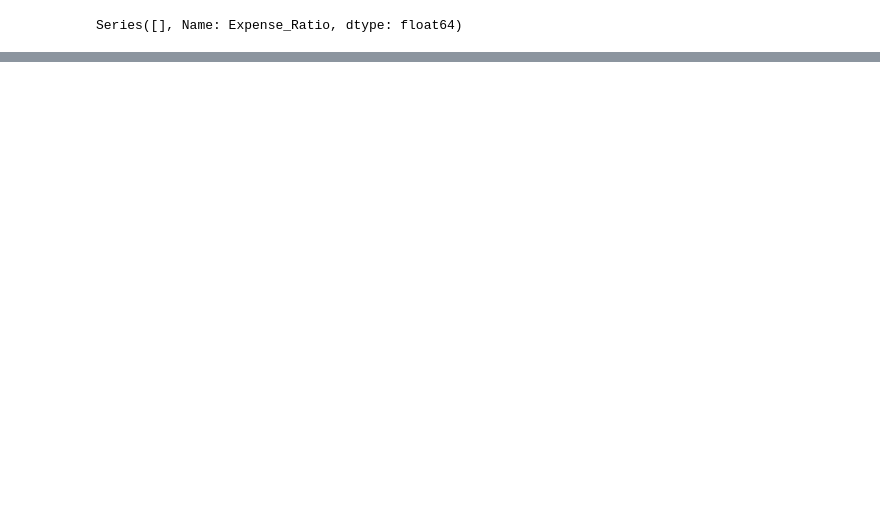
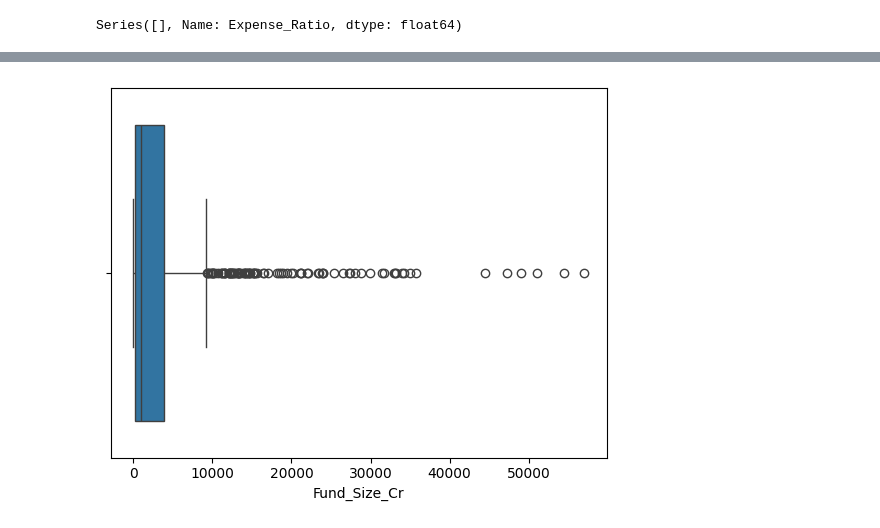
Before and after one commit to Zuhebkhan10/Mutual-Funds_Analysis, a Jupyter notebook: mutual-funds_analysis.ipynb, the cells around one changed output, grey strips where cells are left out. Drawn from its saved outputs; the diff is of its cells as text; code cells hidden in the pictures; blank space fills up the shorter version.

```diff
--- a/mutual-funds_analysis.ipynb
+++ b/mutual-funds_analysis.ipynb
@@ -588,0 +715,6 @@ Series([], Name: Expense_Ratio, dtype: float64)
+# %%
+# check the boxplot of fund_size
+sns.boxplot(x=df['Fund_Size_Cr'])
+plt.show()
+# %% [output]
+[figure, added]
```
Also changed, not shown: parts of 208 cells of this notebook.
